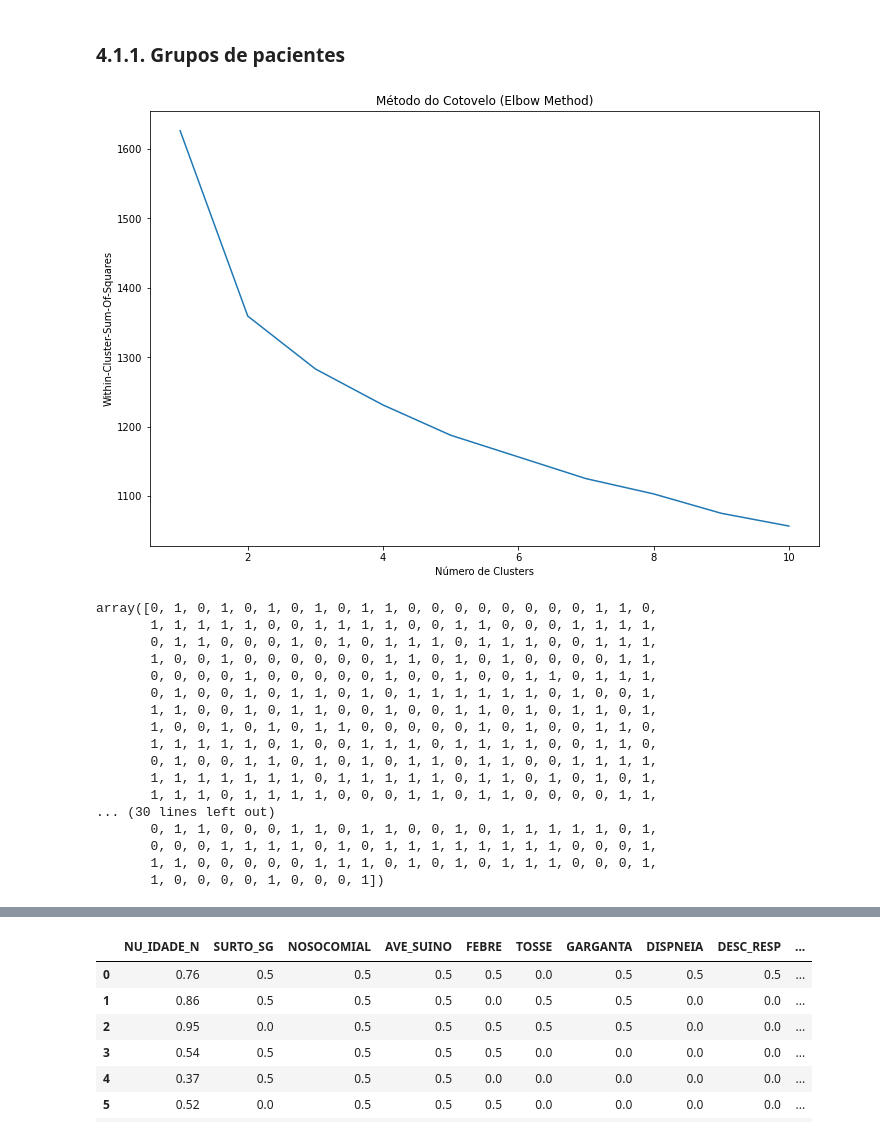
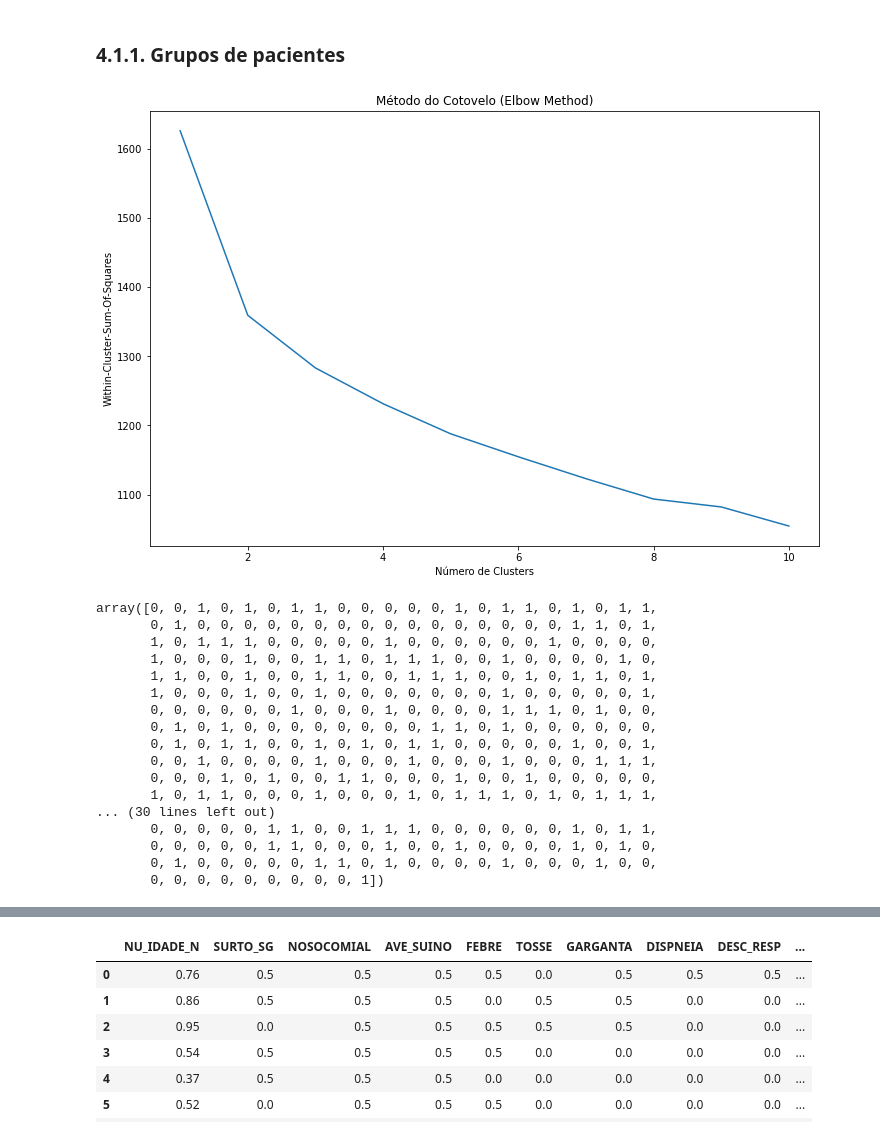
Before and after one commit to endhel/SRAG-Agrupamento-Deteccao-De-Anomalia, a Jupyter notebook: SRAG-Agrupamento-Deteccao-Anomalias.ipynb, the cells around one changed output, grey strips where cells are left out. Cells and saved outputs as stored; diff of their text form; code cells hidden in the pictures.

```diff
--- a/SRAG-Agrupamento-Deteccao-Anomalias.ipynb
+++ b/SRAG-Agrupamento-Deteccao-Anomalias.ipynb
@@ -498,47 +535,50 @@ import matplotlib.pyplot as plt
 from sklearn.cluster import KMeans
 # %% [markdown]
 ### 4.1.1. Grupos de pacientes
+# %%
+# Importando os dados
+df_pacientes = pd.read_csv('data/pacientes.csv')
 # %%
 # Método do cotovelo (Elbow Method) para determinar o valor do K
-# Segundo esta heurística, o melhor valor para K é 4
+# Segundo esta heurística, o melhor valor para K é 2
 wcss = []
 for i in range(1, 11):
     kmeans = KMeans(n_clusters = i, init='k-means++', max_iter = 300, n_init = 10)
-    kmeans.fit(df)
+    kmeans.fit(df_pacientes)
     wcss.append(kmeans.inertia_)
 
 
 plt.figure(figsize=(12, 8))
 plt.plot(range(1,11), wcss)
 plt.title('Método do Cotovelo (Elbow Method)')
 plt.xlabel('Número de Clusters')
 plt.ylabel('Within-Cluster-Sum-Of-Squares')
 plt.show()
 # %% [output]
-[figure, old version]
+[figure, new version]
 # %%
-# Agrupamento com KMeans utilizando 3 clusters
+# Agrupamento com KMeans utilizando 2 clusters
 cluster = KMeans(n_clusters = 2, init='k-means++', max_iter = 300, n_init = 10)
-grupos = cluster.fit_predict(X_paciente)
+grupos = cluster.fit_predict(df_pacientes)
 grupos
 # %% [output]
-array([0, 1, 0, 1, 0, 1, 0, 1, 0, 1, 1, 0, 0, 0, 0, 0, 0, 0, 0, 1, 1, 0,
-       1, 1, 1, 1, 1, 0, 0, 1, 1, 1, 1, 0, 0, 1, 1, 0, 0, 0, 1, 1, 1, 1,
-       0, 1, 1, 0, 0, 0, 1, 0, 1, 0, 1, 1, 1, 0, 1, 1, 1, 0, 0, 1, 1, 1,
-       1, 0, 0, 1, 0, 0, 0, 0, 0, 0, 1, 1, 0, 1, 0, 1, 0, 0, 0, 0, 1, 1,
-       0, 0, 0, 0, 1, 0, 0, 0, 0, 0, 1, 0, 0, 1, 0, 0, 1, 1, 0, 1, 1, 1,
-       0, 1, 0, 0, 1, 0, 1, 1, 0, 1, 0, 1, 1, 1, 1, 1, 1, 0, 1, 0, 0, 1,
-       1, 1, 0, 0, 1, 0, 1, 1, 0, 0, 1, 0, 0, 1, 1, 0, 1, 0, 1, 1, 0, 1,
-       1, 0, 0, 1, 0, 1, 0, 1, 1, 0, 0, 0, 0, 0, 1, 0, 1, 0, 0, 1, 1, 0,
-       1, 1, 1, 1, 1, 0, 1, 0, 0, 1, 1, 1, 0, 1, 1, 1, 1, 0, 0, 1, 1, 0,
-       0, 1, 0, 0, 1, 1, 0, 1, 0, 1, 0, 1, 1, 0, 1, 1, 0, 0, 1, 1, 1, 1,
-       1, 1, 1, 1, 1, 1, 1, 0, 1, 1, 1, 1, 1, 0, 1, 1, 0, 1, 0, 1, 0, 1,
-       1, 1, 1, 0, 1, 1, 1, 1, 0, 0, 0, 1, 1, 0, 1, 1, 0, 0, 0, 0, 1, 1,
+array([0, 0, 1, 0, 1, 0, 1, 1, 0, 0, 0, 0, 0, 1, 0, 1, 1, 0, 1, 0, 1, 1,
+       0, 1, 0, 0, 0, 0, 0, 0, 0, 0, 0, 0, 0, 0, 0, 0, 0, 0, 1, 1, 0, 1,
+       1, 0, 1, 1, 1, 0, 0, 0, 0, 0, 1, 0, 0, 0, 0, 0, 0, 1, 0, 0, 0, 0,
+       1, 0, 0, 0, 1, 0, 0, 1, 1, 0, 1, 1, 1, 0, 0, 1, 0, 0, 0, 0, 1, 0,
+       1, 1, 0, 0, 1, 0, 0, 1, 1, 0, 0, 1, 1, 1, 0, 0, 1, 0, 1, 1, 0, 1,
+       1, 0, 0, 0, 1, 0, 0, 1, 0, 0, 0, 0, 0, 0, 0, 1, 0, 0, 0, 0, 0, 1,
+       0, 0, 0, 0, 0, 0, 1, 0, 0, 0, 1, 0, 0, 0, 0, 1, 1, 1, 0, 1, 0, 0,
+       0, 1, 0, 1, 0, 0, 0, 0, 0, 0, 0, 0, 1, 1, 0, 1, 0, 0, 0, 0, 0, 0,
+       0, 1, 0, 1, 1, 0, 0, 1, 0, 1, 0, 1, 1, 0, 0, 0, 0, 0, 1, 0, 0, 1,
+       0, 0, 1, 0, 0, 0, 0, 1, 0, 0, 0, 1, 0, 0, 0, 1, 0, 0, 0, 1, 1, 1,
+       0, 0, 0, 1, 0, 1, 0, 0, 1, 1, 0, 0, 0, 1, 0, 0, 1, 0, 0, 0, 0, 0,
+       1, 0, 1, 1, 0, 0, 0, 1, 0, 0, 0, 1, 0, 1, 1, 1, 0, 1, 0, 1, 1, 1,
 ... (30 lines left out)
-       0, 1, 1, 0, 0, 0, 1, 1, 0, 1, 1, 0, 0, 1, 0, 1, 1, 1, 1, 1, 0, 1,
-       0, 0, 0, 1, 1, 1, 1, 0, 1, 0, 1, 1, 1, 1, 1, 1, 1, 1, 0, 0, 0, 1,
-       1, 1, 0, 0, 0, 0, 0, 1, 1, 1, 0, 1, 0, 1, 0, 1, 1, 1, 0, 0, 0, 1,
-       1, 0, 0, 0, 0, 1, 0, 0, 0, 1])
+       0, 0, 0, 0, 0, 1, 1, 0, 0, 1, 1, 1, 0, 0, 0, 0, 0, 0, 1, 0, 1, 1,
+       0, 0, 0, 0, 0, 1, 1, 0, 0, 0, 1, 0, 0, 1, 0, 0, 0, 0, 1, 0, 1, 0,
+       0, 1, 0, 0, 0, 0, 0, 1, 1, 0, 1, 0, 0, 0, 0, 1, 0, 0, 0, 1, 0, 0,
+       0, 0, 0, 0, 0, 0, 0, 0, 0, 1])
 # %%
 # Contagem de registros por cluster
 unicos, qnt = np.unique(grupos, return_counts = True)
```
Also changed, not shown: parts of 61 cells of this notebook.
